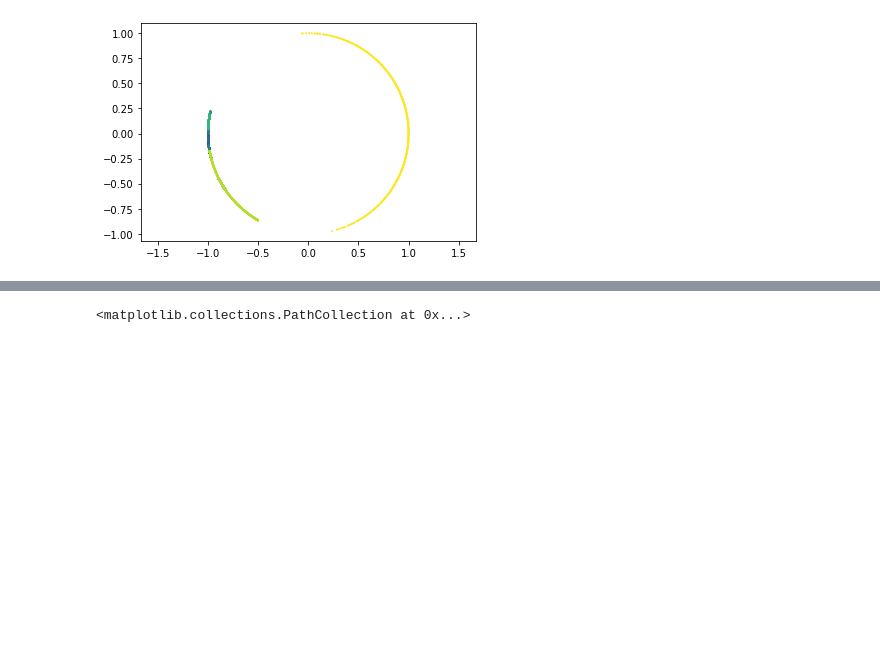
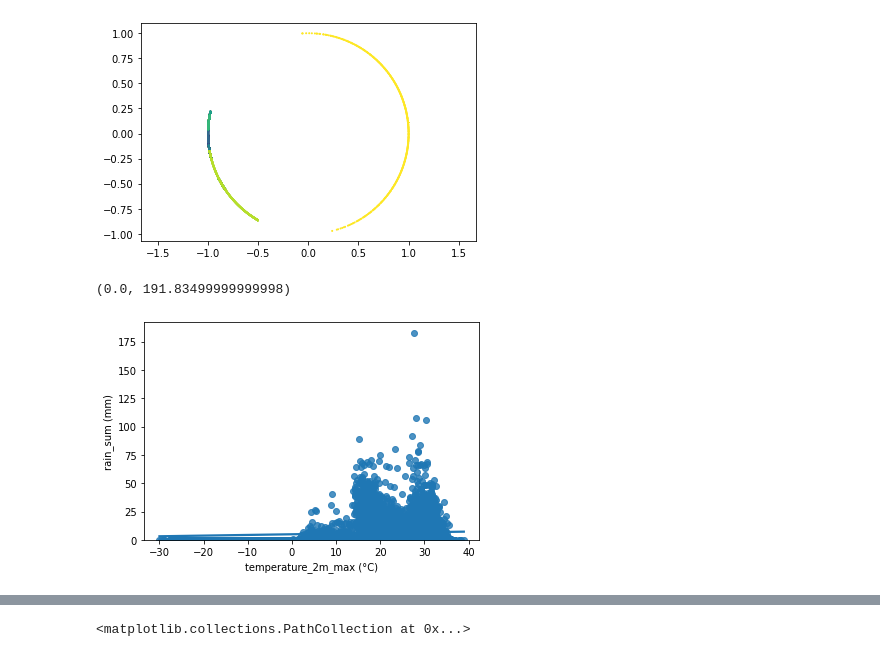
Before and after one commit to Alfadhils/DataVidia-Project, a Jupyter notebook: preprocess.ipynb, the cells around one changed output, grey strips where cells are left out. Saved outputs shown, nothing was run; the diff lists cells and outputs as text; code cells hidden in the pictures; blank space fills up the shorter version.

```diff
--- a/preprocess.ipynb
+++ b/preprocess.ipynb
@@ -225,6 +211,12 @@ newdata = pd.get_dummies(newdata, columns=['city'])
 # israin = pd.DataFrame(list(map(lambda x: 1 if x > 0 else 0, newdata['rain_sum (mm)'])))
 # newdata = pd.concat([newdata.drop(columns=['rain_sum (mm)']), israin],axis=1)
 # newdata.to_csv('prepbinary.csv')
+# %%
+sns.regplot(x=testdf.iloc[:,],y=testdf['rain_sum (mm)'])
+plt.ylim(0,)
+# %% [output]
+(0.0, 191.83499999999998)
+[figure, added]
 # %%
 X = newdata.drop
 columnnew = {}
```
Also changed, not shown: parts of 3 cells of this notebook, 2 other files.
